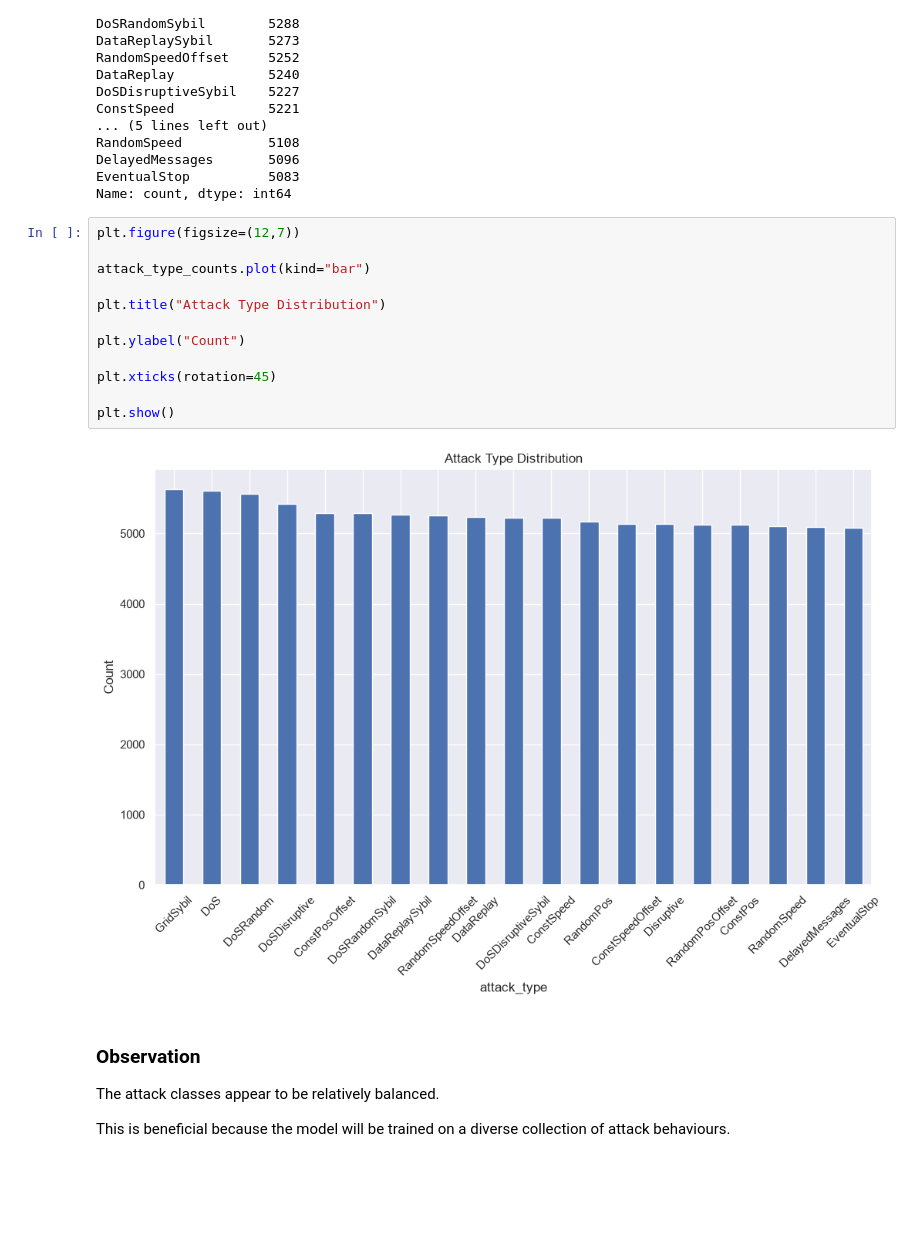
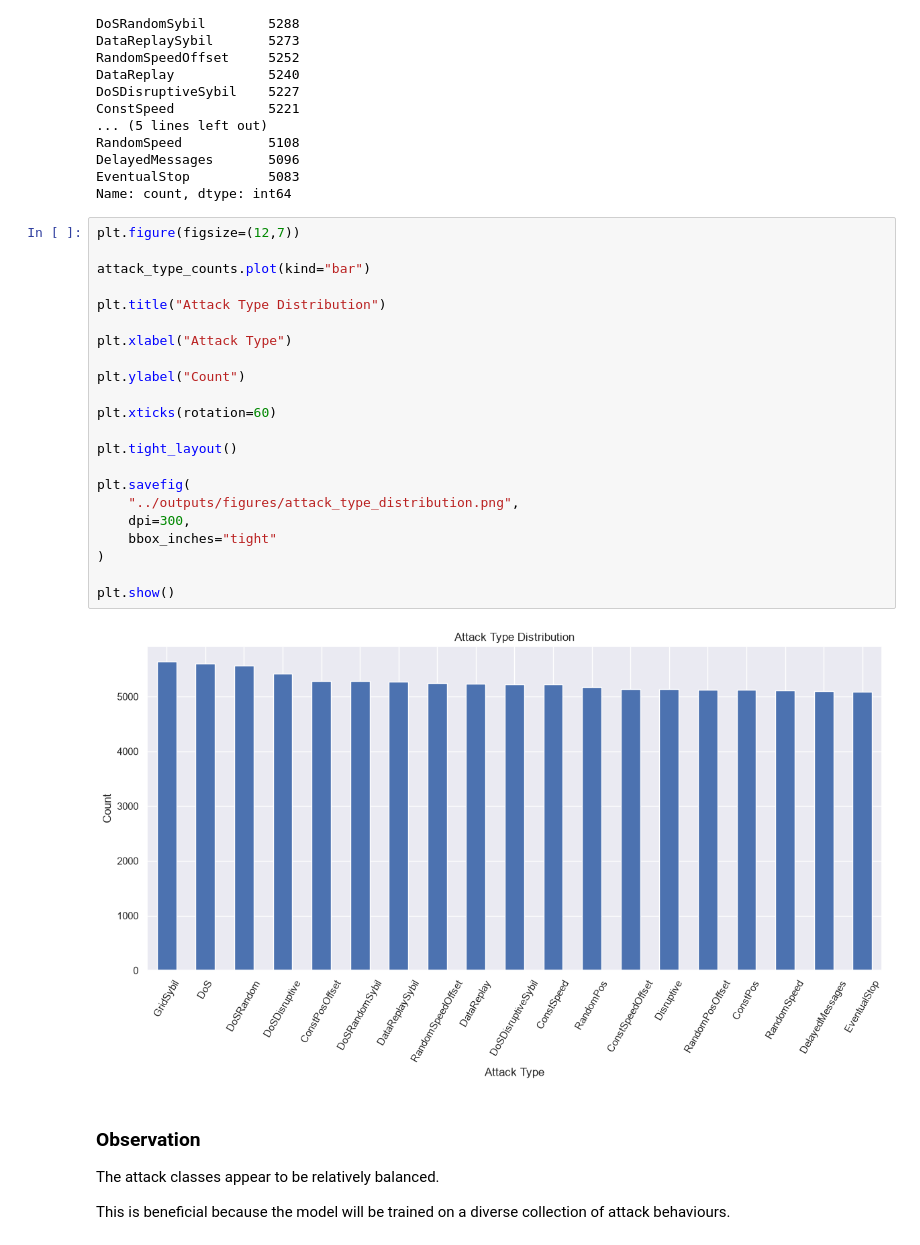
Before and after one commit to DataVineet/LLM-Explainable-Misbehavior-Reporting, a Jupyter notebook: notebooks/02_Exploratory_Data_Analysis.ipynb, the cells around one changed output. Cells and saved outputs as stored; diff of their text form; blank space fills up the shorter version.

```diff
--- a/notebooks/02_Exploratory_Data_Analysis.ipynb
+++ b/notebooks/02_Exploratory_Data_Analysis.ipynb
@@ -180,17 +204,27 @@ Name: count, dtype: int64
 # %%
 plt.figure(figsize=(12,7))
 
 attack_type_counts.plot(kind="bar")
 
 plt.title("Attack Type Distribution")
 
+plt.xlabel("Attack Type")
+
 plt.ylabel("Count")
 
-plt.xticks(rotation=45)
+plt.xticks(rotation=60)
+
+plt.tight_layout()
+
+plt.savefig(
+    "../outputs/figures/attack_type_distribution.png",
+    dpi=300,
+    bbox_inches="tight"
+)
 
 plt.show()
 # %% [output]
-[figure, old version]
+[figure, new version]
 # %% [markdown]
 ### Observation
 
```
Also changed, not shown: parts of 14 cells of this notebook, 18 other files.
